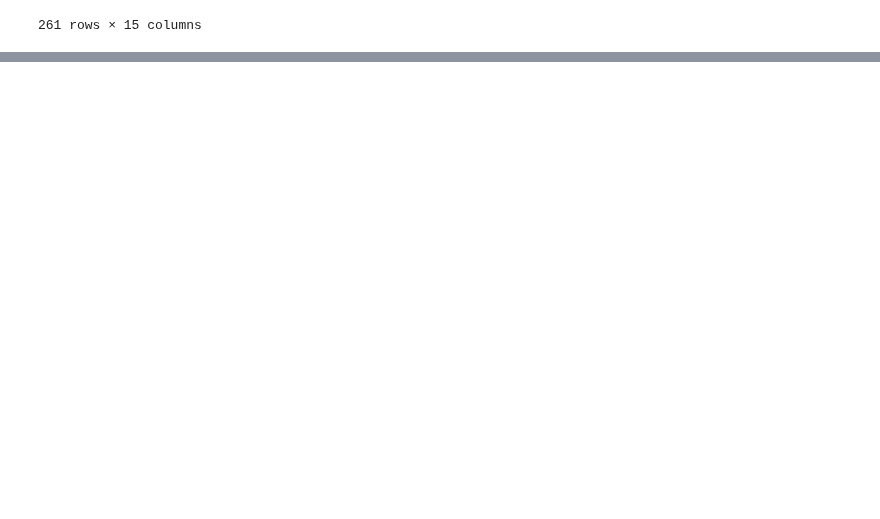
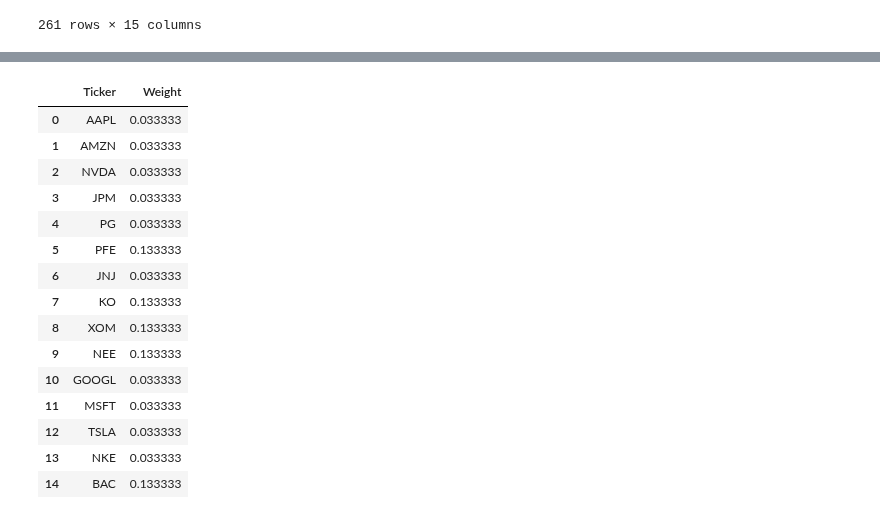
Before and after one commit to FELAB-KHU/S-PQuantTeam01, a Jupyter notebook: JY_15_ticker_simpleEPO.ipynb, the cells around one changed output, grey strips where cells are left out. Saved outputs shown, nothing was run; the diff lists cells and outputs as text; code cells hidden in the pictures; blank space fills up the shorter version.

```diff
--- a/JY_15_ticker_simpleEPO.ipynb
+++ b/JY_15_ticker_simpleEPO.ipynb
@@ -87,4 +87,4 @@ ticker_symbols = cov_matrix.columns
 
 # Extract the optimal weights
 optimal_weights = result.x
-optimal_weight_dict = {ticker: weight for ticker, weight in zip(ticker_symbols, optimal_weights)}
+optimal_weight_dict_15 = {ticker: weight for ticker, weight in zip(ticker_symbols, optimal_weights)}
@@ -108,0 +109,23 @@ optimal_weight_dict
+# %%
+# 딕셔너리를 데이터 프레임으로 변환
+ticker_15_optimal_weights = pd.DataFrame(list(optimal_weight_dict_15.items()), columns=['Ticker', 'Weight'])
+ticker_15_optimal_weights.to_csv('./ticker_15_EPO_optimal_weights.csv', index=False)
+# %%
+ticker_15_optimal_weights
+# %% [output]
+|  | Ticker | Weight |
+| 0 | AAPL | 0.033333 |
+| 1 | AMZN | 0.033333 |
+| 2 | NVDA | 0.033333 |
+| 3 | JPM | 0.033333 |
+| 4 | PG | 0.033333 |
+| 5 | PFE | 0.133333 |
+| 6 | JNJ | 0.033333 |
+| 7 | KO | 0.133333 |
+| 8 | XOM | 0.133333 |
+| 9 | NEE | 0.133333 |
+| 10 | GOOGL | 0.033333 |
+| 11 | MSFT | 0.033333 |
+| 12 | TSLA | 0.033333 |
+| 13 | NKE | 0.033333 |
+| 14 | BAC | 0.133333 |
```
Also changed, not shown: parts of 2 cells of this notebook, 4 other files.
